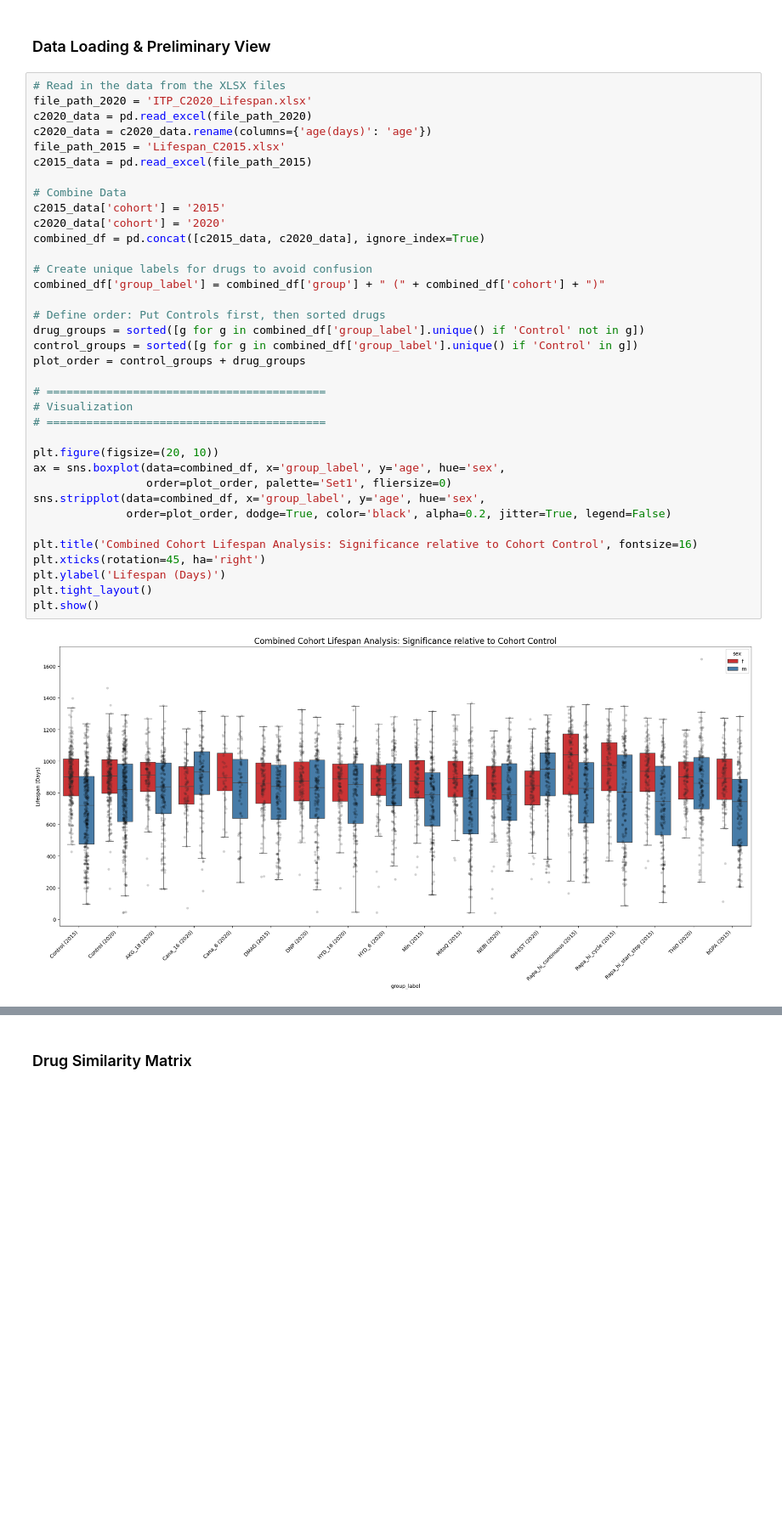
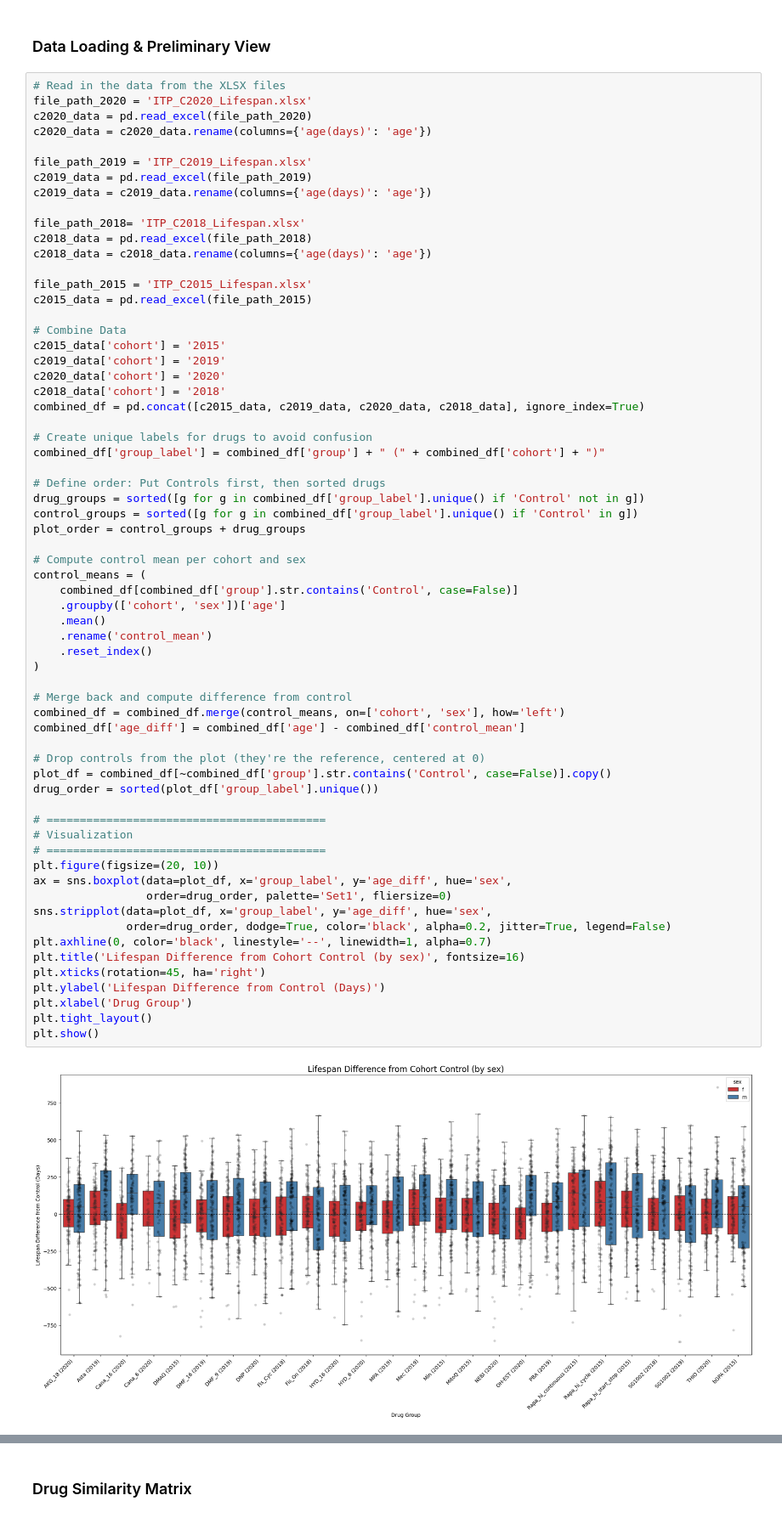
Before and after one commit to MorgenHenry/LifespanML, a Jupyter notebook: ITP_Matrix_Completion.ipynb, the cells around one changed output, grey strips where cells are left out. Shown at 85% size. Saved outputs shown, nothing was run; the diff lists cells and outputs as text; blank space fills up the shorter version.

```diff
--- a/ITP_Matrix_Completion.ipynb
+++ b/ITP_Matrix_Completion.ipynb
@@ -21,38 +21,66 @@ warnings.filterwarnings('ignore') # Suppress warnings for cleaner output, remove
 # %%
 # Read in the data from the XLSX files
 file_path_2020 = 'ITP_C2020_Lifespan.xlsx'
 c2020_data = pd.read_excel(file_path_2020)
 c2020_data = c2020_data.rename(columns={'age(days)': 'age'})
-file_path_2015 = 'Lifespan_C2015.xlsx'
+
+file_path_2019 = 'ITP_C2019_Lifespan.xlsx'
+c2019_data = pd.read_excel(file_path_2019)
+c2019_data = c2019_data.rename(columns={'age(days)': 'age'})
+
+file_path_2018= 'ITP_C2018_Lifespan.xlsx'
+c2018_data = pd.read_excel(file_path_2018)
+c2018_data = c2018_data.rename(columns={'age(days)': 'age'})
+
+file_path_2015 = 'ITP_C2015_Lifespan.xlsx'
 c2015_data = pd.read_excel(file_path_2015)
 
 # Combine Data
 c2015_data['cohort'] = '2015'
+c2019_data['cohort'] = '2019'
 c2020_data['cohort'] = '2020'
-combined_df = pd.concat([c2015_data, c2020_data], ignore_index=True)
+c2018_data['cohort'] = '2018'
+combined_df = pd.concat([c2015_data, c2019_data, c2020_data, c2018_data], ignore_index=True)
 
 # Create unique labels for drugs to avoid confusion
 combined_df['group_label'] = combined_df['group'] + " (" + combined_df['cohort'] + ")"
 
 # Define order: Put Controls first, then sorted drugs
 drug_groups = sorted([g for g in combined_df['group_label'].unique() if 'Control' not in g])
 control_groups = sorted([g for g in combined_df['group_label'].unique() if 'Control' in g])
 plot_order = control_groups + drug_groups
 
+# Compute control mean per cohort and sex
+control_means = (
+    combined_df[combined_df['group'].str.contains('Control', case=False)]
+    .groupby(['cohort', 'sex'])['age']
+    .mean()
+    .rename('control_mean')
+    .reset_index()
+)
+
+# Merge back and compute difference from control
+combined_df = combined_df.merge(control_means, on=['cohort', 'sex'], how='left')
+combined_df['age_diff'] = combined_df['age'] - combined_df['control_mean']
+
+# Drop controls from the plot (they're the reference, centered at 0)
+plot_df = combined_df[~combined_df['group'].str.contains('Control', case=False)].copy()
+drug_order = sorted(plot_df['group_label'].unique())
+
 # ==========================================
 # Visualization
 # ==========================================
-
 plt.figure(figsize=(20, 10))
-ax = sns.boxplot(data=combined_df, x='group_label', y='age', hue='sex',
-                 order=plot_order, palette='Set1', fliersize=0)
-sns.stripplot(data=combined_df, x='group_label', y='age', hue='sex',
-              order=plot_order, dodge=True, color='black', alpha=0.2, jitter=True, legend=False)
-
-plt.title('Combined Cohort Lifespan Analysis: Significance relative to Cohort Control', fontsize=16)
+ax = sns.boxplot(data=plot_df, x='group_label', y='age_diff', hue='sex',
+                 order=drug_order, palette='Set1', fliersize=0)
+sns.stripplot(data=plot_df, x='group_label', y='age_diff', hue='sex',
+              order=drug_order, dodge=True, color='black', alpha=0.2, jitter=True, legend=False)
+plt.axhline(0, color='black', linestyle='--', linewidth=1, alpha=0.7)
+plt.title('Lifespan Difference from Cohort Control (by sex)', fontsize=16)
 plt.xticks(rotation=45, ha='right')
-plt.ylabel('Lifespan (Days)')
+plt.ylabel('Lifespan Difference from Control (Days)')
+plt.xlabel('Drug Group')
 plt.tight_layout()
 plt.show()
 # %% [output]
-[figure, old version]
+[figure, new version]
```
Also changed, not shown: parts of 5 cells of this notebook, 2 other files.
